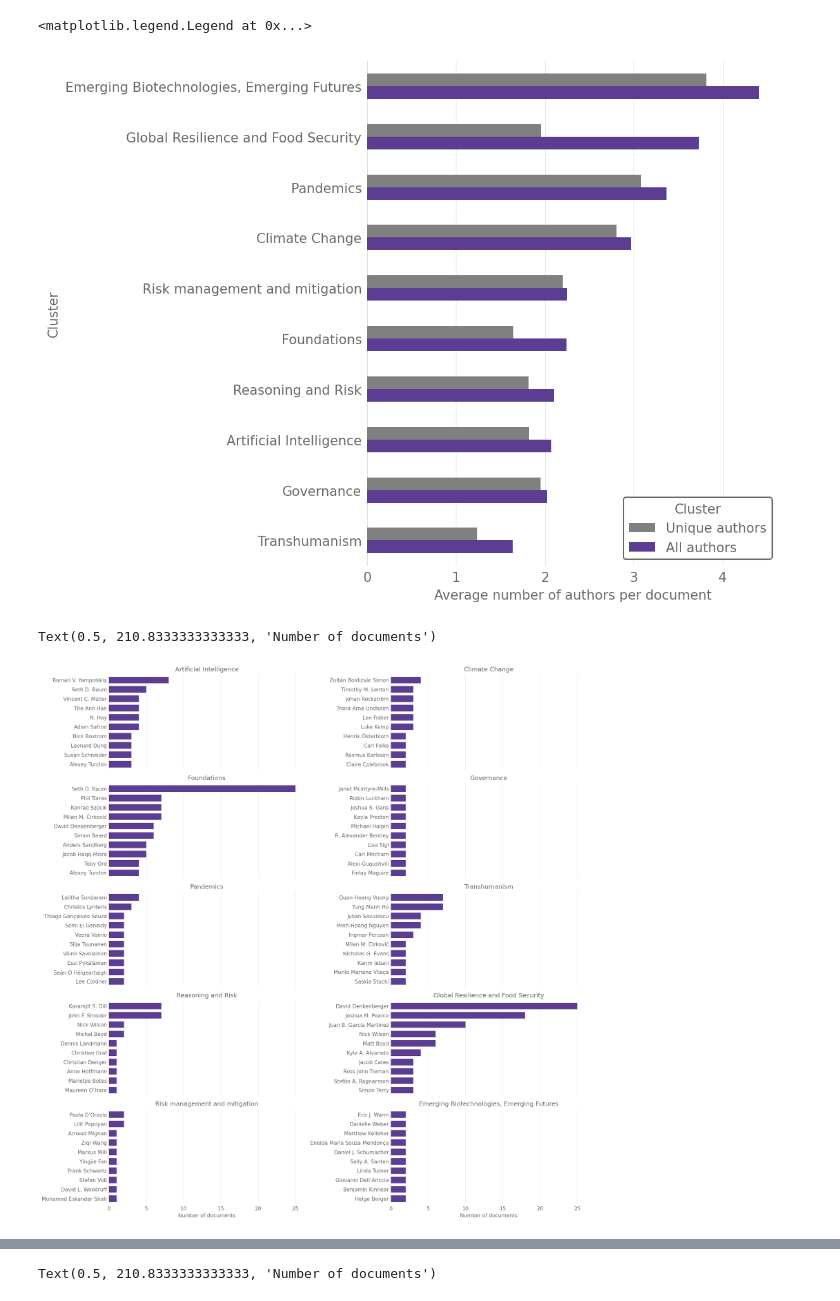
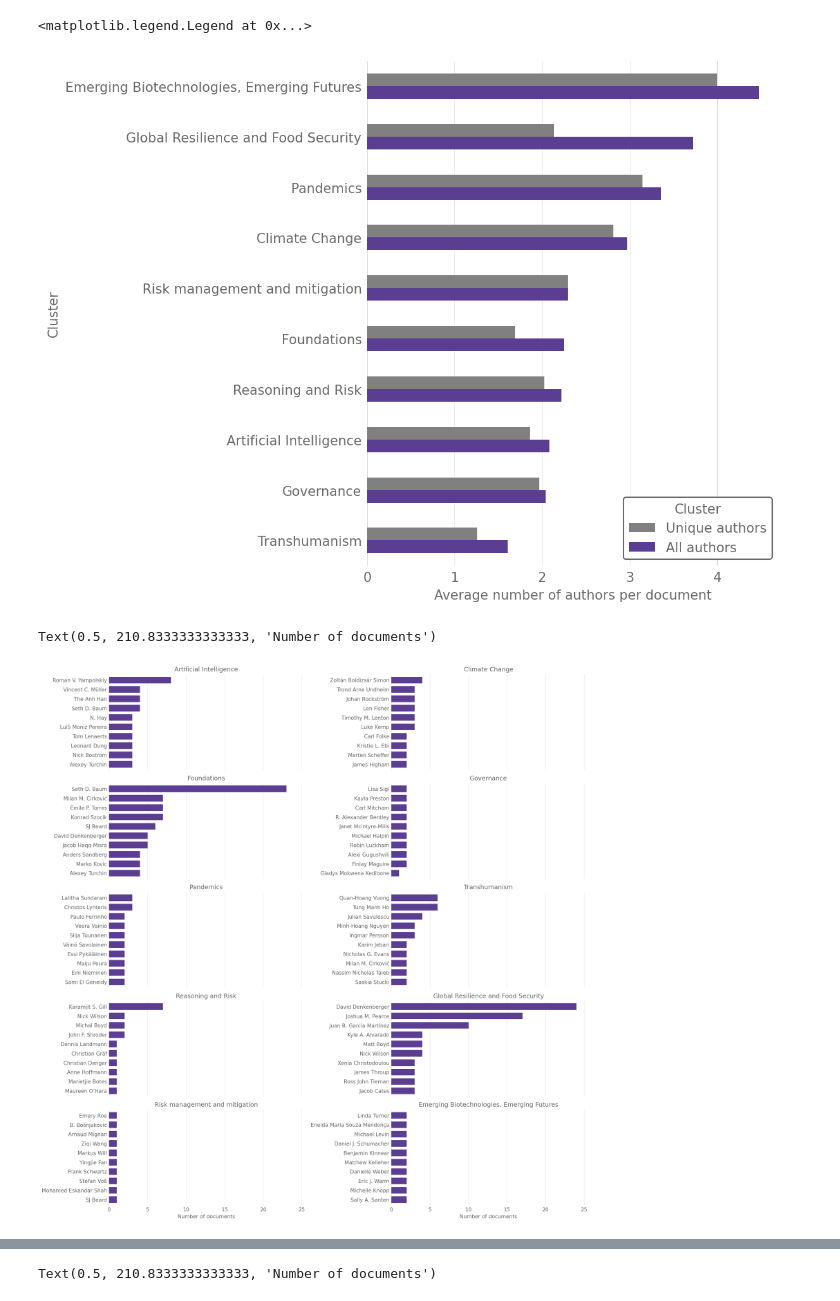
Before and after one commit to florianjehn/bibliometrics, a Jupyter notebook: scripts/cluster_visualization.ipynb, the cells around one changed output, grey strips where cells are left out. Drawn from its saved outputs; the diff is of its cells as text; code cells hidden in the pictures.

```diff
--- a/scripts/cluster_visualization.ipynb
+++ b/scripts/cluster_visualization.ipynb
@@ -11,6 +11,8 @@ plt.style.use("https://raw.githubusercontent.com/allfed/ALLFED-matplotlib-style-
 # %%
 main_color = "#5b3d91"
 vos_meta = pd.read_csv(f'data{os.sep}prepared{os.sep}vos_meta.csv')
+# Remove the duplicates with the same Title
+vos_meta = vos_meta.drop_duplicates(subset='Title')
 vos_meta.head()
 # %% [output]
 |  | VOS_ID | Authors | Title | Year | Citations | Source | Cluster | Links | Total link strength | ... |
@@ -80,36 +82,38 @@ handles, labels = ax.get_legend_handles_labels()
 ax.legend(handles[::-1], [ "Unique authors", "All authors"], title="Cluster")
 # %% [output]
 <matplotlib.legend.Legend at 0x...>
-[figure, old version]
+[figure, new version]
 # %%
 # Calculate the main authors per cluser.
 fig, axes = plt.subplots(5,2, figsize=(15, 15), sharex=True)
 axes = axes.flatten()
 
 for i, (cluster_name, cluster) in enumerate(vos_meta.groupby("Cluster")):
     authors = cluster["Authors"].apply(ast.literal_eval)
     # Create a list of all the authors
     all_authors = [author for authors_list in authors for author in authors_list]
     # Remove the trailing whitespace from the authors
     all_authors = [author.strip() for author in all_authors]
     # Remove the empty authors
     all_authors = [author for author in all_authors if author != ""]
     # Count how often each author appears
     author_counts = pd.Series(all_authors).value_counts()
+    # Replace author names from which we know that they want to be called differently
+    author_counts = author_counts.rename(lambda x: x.replace("Simon Beard", "SJ Beard").replace("Phil Torres", "Émile P. Torres"))
     author_counts.head(10).sort_values().plot(kind="barh", color=main_color, width=0.7, ax=axes[i])
     # Remove the y-axis grid
     axes[i].yaxis.grid(False)
     # Add the title
     axes[i].set_title(cluster_names[cluster_name])
 fig.tight_layout()
 
 
 # Add the x-axis label
 axes[-2].set_xlabel("Number of documents")
 axes[-1].set_xlabel("Number of documents")
 # %% [output]
 Text(0.5, 210.8333333333333, 'Number of documents')
-[figure, old version]
+[figure, new version]
 # %%
 remerged_data = pd.read_csv(f'data{os.sep}prepared{os.sep}remerged_data.csv')
 # Remove the unrelated clusters
```
Also changed, not shown: parts of 2 cells of this notebook, 9 other files.
